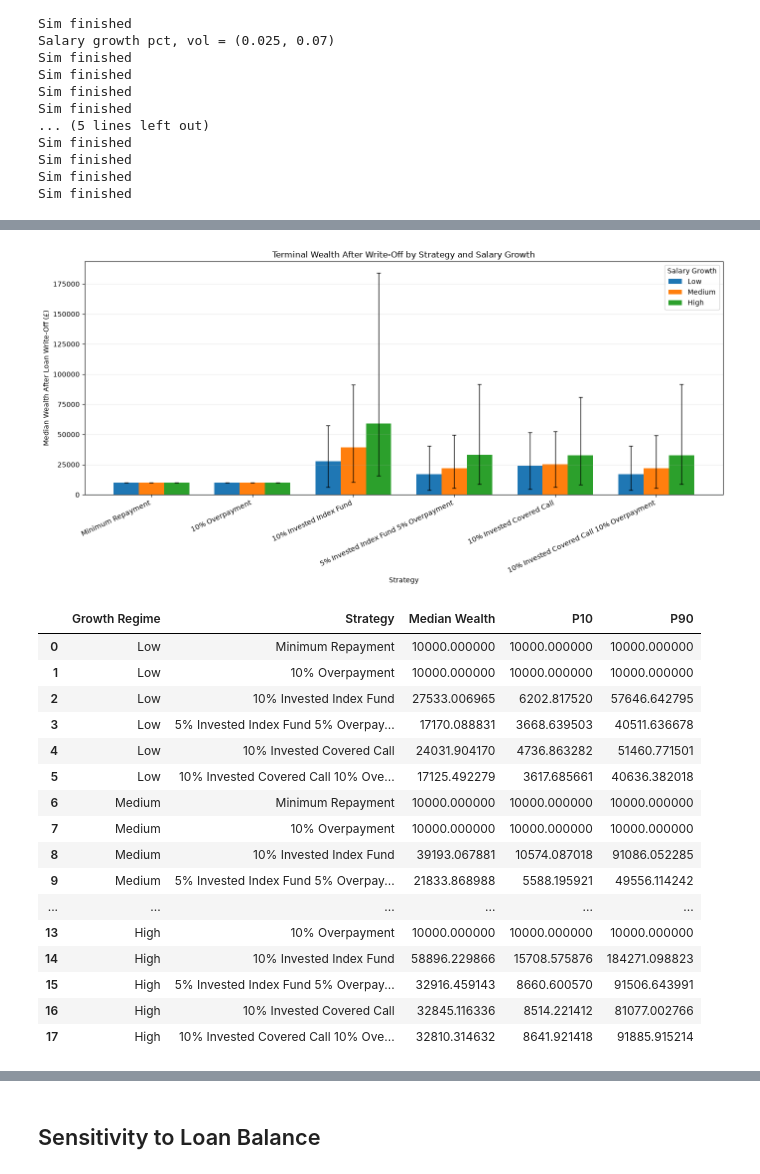
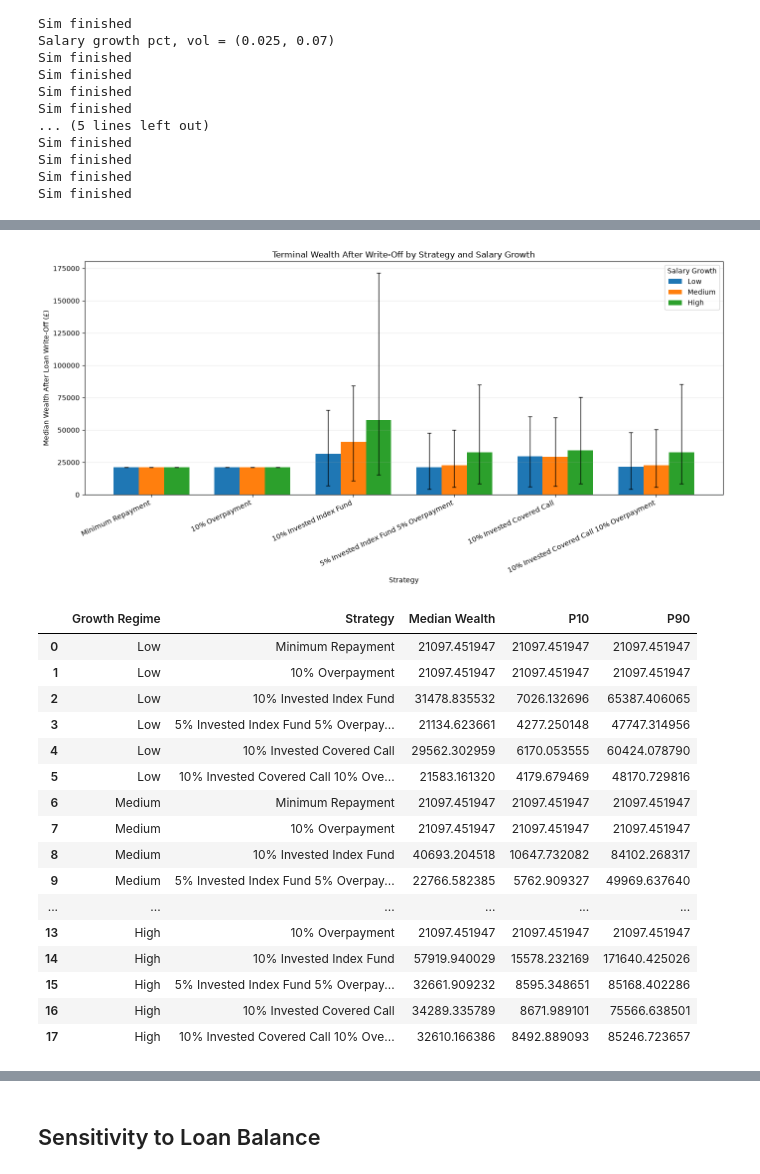
Before and after one commit to j-cwpr/quant-slc-hedging, a Jupyter notebook: src/quant_slc_hedging/notebooks/strategy_evaluation.ipynb, the cells around one changed output, grey strips where cells are left out. Drawn from its saved outputs; the diff is of its cells as text; code cells hidden in the pictures.

```diff
--- a/src/quant_slc_hedging/notebooks/strategy_evaluation.ipynb
+++ b/src/quant_slc_hedging/notebooks/strategy_evaluation.ipynb
@@ -21,10 +29,10 @@ from dataclasses import dataclass
 # %%
-n_paths = 10_000
+n_paths = 50_000
 years_remaining = 25
 observations = years_remaining * 12
 seed = 1234
 starting_salary = 35_000
-initial_loan = 40_000
+initial_loan = 45_000
 initial_investment_balance = 10_000
 repayment_threshold = 29_385
 fixed_excess_of_salary_spare = 0.1
@@ -33,7 +41,7 @@ annual_investment_pct_options = 0.07
 annual_investment_vol = 0.16
 annual_investment_vol_options = 0.20
 annual_risk_free_rate = 0.03
-covered_call_mooneyness = 1.2
+covered_call_moneyness = 1.1
 payoff_loan_with_investments = True
 output_path = "/Users/jakecowper/quant/quant-slc-hedging/src/quant_slc_hedging/outputs/"
 # %%
@@ -125,7 +140,15 @@ for salary_growth_regime in ["Low", "Medium", "High"]:
     strategies = config_dict["strategies"]
 
     for name, strategy in strategies.items():
-        sim = SimulationHandler(salary_config=config_dict["salary_config"], loan_config=config_dict["loan_config"], investment_config=config_dict["investment_config"], strategy=strategy, n_paths=config_dict["n_paths"], observations=config_dict["observations"], salary_rng=config_dict["salary_rng"])
+        sim = SimulationHandler(
+            salary_config=config_dict["salary_config"],
+            loan_config=config_dict["loan_config"],
+            investment_config=config_dict["investment_config"],
+            strategy=strategy,
+            n_paths=config_dict["n_paths"],
+            observations=config_dict["observations"],
+            salary_rng=config_dict["salary_rng"],
+        )
         results[salary_growth_regime][name] = sim.run_simulation()
 # %% [output]
 Salary growth pct, vol = (0.01, 0.05)
@@ -298,17 +307,17 @@ def plot_strategy_comparison(results):
 
     for regime in regimes:
         for strategy_name, result in results[regime].items():
-            terminal_wealth = np.asarray(
-                result.investment_balance
-            )[:, -1]
+            terminal_wealth = np.asarray(result.investment_balance)[:, -1]
 
-            summary.append({
-                "Growth Regime": regime,
-                "Strategy": strategy_name,
-                "Median Wealth": np.median(terminal_wealth),
-                "P10": np.percentile(terminal_wealth, 10),
-                "P90": np.percentile(terminal_wealth, 90),
-            })
+            summary.append(
+                {
+                    "Growth Regime": regime,
+                    "Strategy": strategy_name,
+                    "Median Wealth": np.median(terminal_wealth),
+                    "P10": np.percentile(terminal_wealth, 10),
+                    "P90": np.percentile(terminal_wealth, 90),
+                }
+            )
 
     stats = pd.DataFrame(summary)
 
@@ -339,51 +348,52 @@ def plot_strategy_comparison(results):
             width=width,
             label=regime,
         )
 
         ax.errorbar(
             positions,
             medians,
             yerr=np.vstack([lower, upper]),
             fmt="none",
             ecolor="black",
             capsize=3,
             linewidth=1,
         )
 
     ax.set_title("Terminal Wealth After Write-Off by Strategy and Salary Growth")
     ax.set_ylabel("Median Wealth After Loan Write-Off (£)")
     ax.set_xlabel("Strategy")
     ax.set_xticks(x)
     ax.set_xticklabels(strategies, rotation=25, ha="right")
     ax.axhline(0, linewidth=0.8)
     ax.legend(title="Salary Growth")
     ax.grid(axis="y", alpha=0.25)
 
     plt.tight_layout()
     plt.show()
 
     return stats
 
+
 plot_strategy_comparison(results)
 # %% [output]
-[figure, old version]
+[figure, new version]
 |  | Growth Regime | Strategy | Median Wealth | P10 | P90 |
-| 0 | Low | Minimum Repayment | 10000.000000 | 10000.000000 | 10000.000000 |
-| 1 | Low | 10% Overpayment | 10000.000000 | 10000.000000 | 10000.000000 |
-| 2 | Low | 10% Invested Index Fund | 27533.006965 | 6202.817520 | 57646.642795 |
-| 3 | Low | 5% Invested Index Fund 5% Overpay... | 17170.088831 | 3668.639503 | 40511.636678 |
-| 4 | Low | 10% Invested Covered Call | 24031.904170 | 4736.863282 | 51460.771501 |
-| 5 | Low | 10% Invested Covered Call 10% Ove... | 17125.492279 | 3617.685661 | 40636.382018 |
-| 6 | Medium | Minimum Repayment | 10000.000000 | 10000.000000 | 10000.000000 |
-| 7 | Medium | 10% Overpayment | 10000.000000 | 10000.000000 | 10000.000000 |
-| 8 | Medium | 10% Invested Index Fund | 39193.067881 | 10574.087018 | 91086.052285 |
-| 9 | Medium | 5% Invested Index Fund 5% Overpay... | 21833.868988 | 5588.195921 | 49556.114242 |
+| 0 | Low | Minimum Repayment | 21097.451947 | 21097.451947 | 21097.451947 |
+| 1 | Low | 10% Overpayment | 21097.451947 | 21097.451947 | 21097.451947 |
+| 2 | Low | 10% Invested Index Fund | 31478.835532 | 7026.132696 | 65387.406065 |
+| 3 | Low | 5% Invested Index Fund 5% Overpay... | 21134.623661 | 4277.250148 | 47747.314956 |
+| 4 | Low | 10% Invested Covered Call | 29562.302959 | 6170.053555 | 60424.078790 |
+| 5 | Low | 10% Invested Covered Call 10% Ove... | 21583.161320 | 4179.679469 | 48170.729816 |
+| 6 | Medium | Minimum Repayment | 21097.451947 | 21097.451947 | 21097.451947 |
+| 7 | Medium | 10% Overpayment | 21097.451947 | 21097.451947 | 21097.451947 |
+| 8 | Medium | 10% Invested Index Fund | 40693.204518 | 10647.732082 | 84102.268317 |
+| 9 | Medium | 5% Invested Index Fund 5% Overpay... | 22766.582385 | 5762.909327 | 49969.637640 |
 | ... | ... | ... | ... | ... | ... |
-| 13 | High | 10% Overpayment | 10000.000000 | 10000.000000 | 10000.000000 |
-| 14 | High | 10% Invested Index Fund | 58896.229866 | 15708.575876 | 184271.098823 |
-| 15 | High | 5% Invested Index Fund 5% Overpay... | 32916.459143 | 8660.600570 | 91506.643991 |
-| 16 | High | 10% Invested Covered Call | 32845.116336 | 8514.221412 | 81077.002766 |
-| 17 | High | 10% Invested Covered Call 10% Ove... | 32810.314632 | 8641.921418 | 91885.915214 |
+| 13 | High | 10% Overpayment | 21097.451947 | 21097.451947 | 21097.451947 |
+| 14 | High | 10% Invested Index Fund | 57919.940029 | 15578.232169 | 171640.425026 |
+| 15 | High | 5% Invested Index Fund 5% Overpay... | 32661.909232 | 8595.348651 | 85168.402286 |
+| 16 | High | 10% Invested Covered Call | 34289.335789 | 8671.989101 | 75566.638501 |
+| 17 | High | 10% Invested Covered Call 10% Ove... | 32610.166386 | 8492.889093 | 85246.723657 |
 # %%
 def plot_writeoff_impact(results):
     """
```
Also changed, not shown: parts of 8 cells of this notebook, 19 other files.
